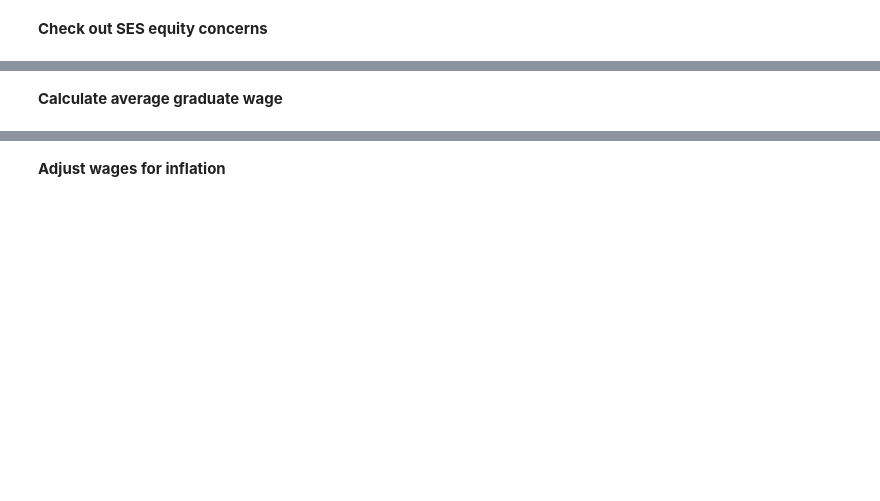
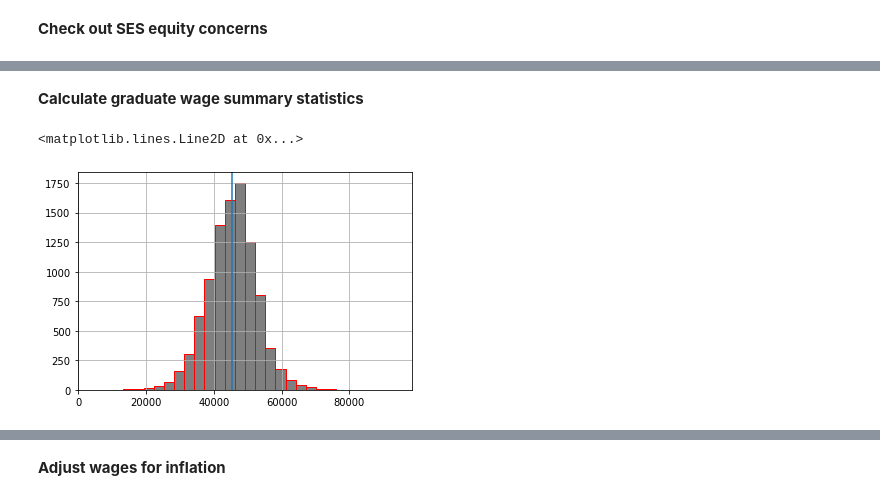
Before and after one commit to brighthive/roi-toolkit, a Jupyter notebook: Example Notebook.ipynb, the cells around one changed output, grey strips where cells are left out. Saved outputs shown, nothing was run; the diff lists cells and outputs as text; code cells hidden in the pictures; blank space fills up the shorter version.

```diff
--- a/Example Notebook.ipynb
+++ b/Example Notebook.ipynb
@@ -85,2 +88,9 @@ theil_t.ratio
-# %% [markdown]
-__Calculate average graduate wage__
+# %% [markdown]
+__Calculate graduate wage summary statistics__
+# %%
+fig, ax = plt.subplots()
+data['earnings_end'].hist(ax=ax, edgecolor="red", fc=(0, 0, 0, 0.5), bins=30)
+plt.axvline(x=np.mean(data['earnings_end']))
+# %% [output]
+<matplotlib.lines.Line2D at 0x...>
+[figure, added]
```
Also changed, not shown: parts of 44 cells of this notebook.
